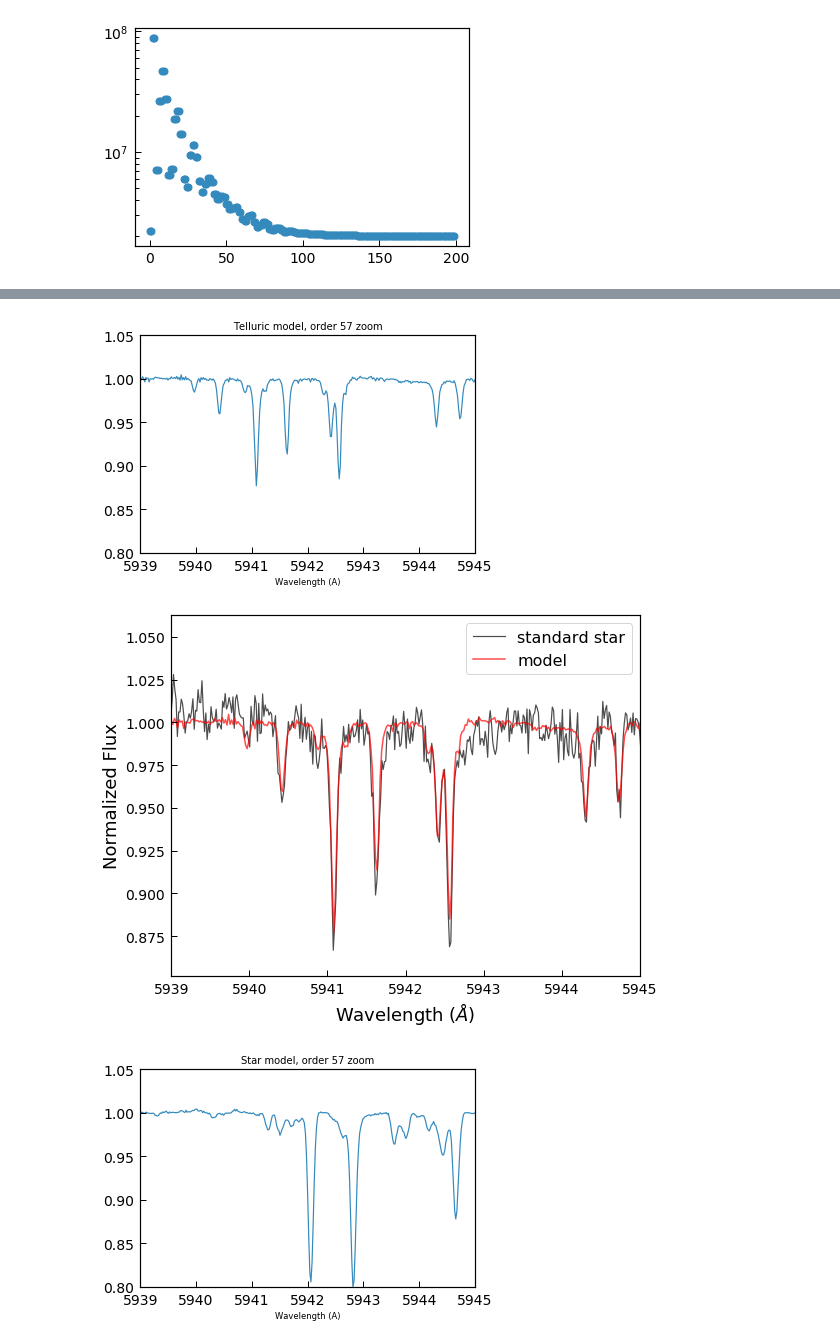
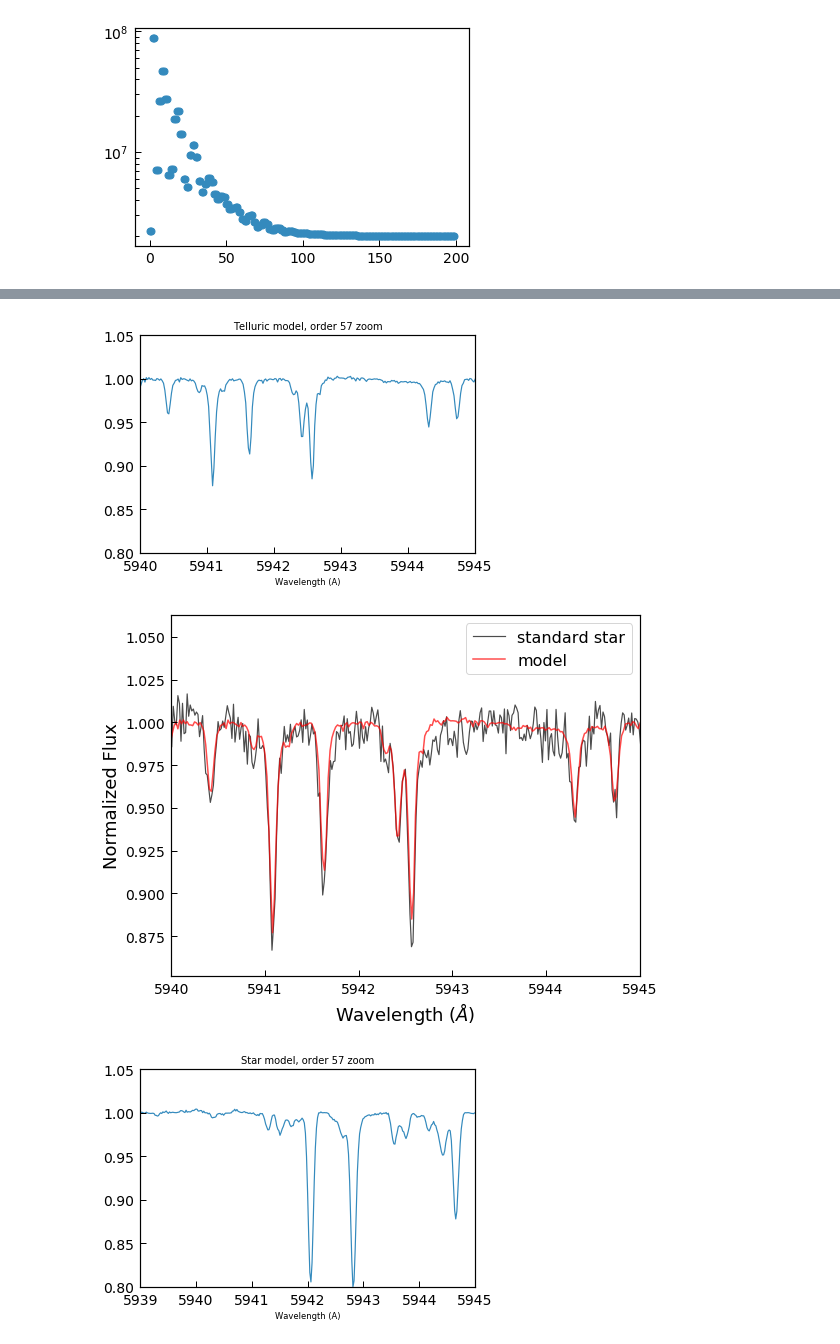
Before and after one commit to megbedell/wobble, a Jupyter notebook: wobbleflow.ipynb, the cells around one changed output, grey strips where cells are left out. Drawn from its saved outputs; the diff is of its cells as text; code cells hidden in the pictures.

```diff
--- a/wobbleflow.ipynb
+++ b/wobbleflow.ipynb
@@ -44,8 +44,3 @@ ax = plt.gca()
 ax.set_yscale('log')
 # %% [output]
 [figure]
-# %%
-for c in model.components:
-    template_xs = session.run(c.template_xs[0])
-    template_ys = session.run(c.template_ys[0])
-    plt.plot(np.exp(template_xs), np.exp(template_ys))
@@ -53,0 +52,7 @@ for c in model.components:
+# %%
+star_ys = session.run(model.components[0].shift_and_interp(0, data.xs[0], model.components[0].rvs_block[0]))
+t_xs = session.run(model.components[1].template_xs[0])
+t_ys = session.run(model.components[1].template_ys[0])
+data_xs = session.run(data.xs[0])
+data_ys = session.run(data.ys[0])
+rvs_star = session.run(model.components[0].rvs_block[0])
@@ -54,11 +92,11 @@ for c in model.components:
 # %%
-plt.plot(np.exp(template_xs), np.exp(template_ys))
-plt.xlim([5939, 5945])
+plt.plot(np.exp(t_xs), np.exp(t_ys))
+plt.xlim([5940, 5945])
 plt.ylim([0.8, 1.05])
 plt.xlabel('Wavelength (A)')
 plt.title('Telluric model, order 57 zoom');
 # %% [output]
-[figure, old version]
+[figure, new version]
 # %%
 from harps_hacks import read_harps
 from wobble.utils import fit_continuum
@@ -66,23 +104,23 @@ f = '/Users/mbedell/python/wobble/data/telluric/HARPS.2009-05-09T23:40:43.280_e2
 wave,flux = read_harps.read_spec_2d(f)
 snrs = read_harps.read_snr(f)
 # %%
-wave2,flux2 = np.exp(template_xs), np.exp(template_ys)
+wave2,flux2 = np.exp(t_xs), np.exp(t_ys)
 wave1,flux1 = wave[o], flux[o]
 ivars1 = np.zeros_like(flux1) + snrs[o]**2 # HACK
 flux1 = np.exp(np.log(flux1) - fit_continuum(np.log(wave1), np.log(flux1), ivars1))
 # %%
 fig = plt.figure(figsize=(8,6))
 ax = fig.add_subplot(111)
 ax.plot(wave1,flux1+0.012,color='k',alpha=0.7,label='standard star')
 ax.plot(wave2,flux2,color='r',alpha=0.7,lw=1.5,label='model')
 #ax.set_xlim([min(wave2),max(wave2)])
-ax.set_xlim([5939, 5945])
+ax.set_xlim([5940, 5945])
 ax.set_ylabel('Normalized Flux', fontsize=18)
 ax.legend(loc='upper right', fontsize=16)
 ax.set_xlabel(r'Wavelength ($\AA$)', fontsize=18)
 fig.tight_layout()
 # %% [output]
-[figure, old version]
+[figure, new version]
 # %%
 for c in [model.components[0]]:
     template_xs = session.run(c.template_xs[0])
```
Also changed, not shown: parts of 6 cells of this notebook, 3 other files.
